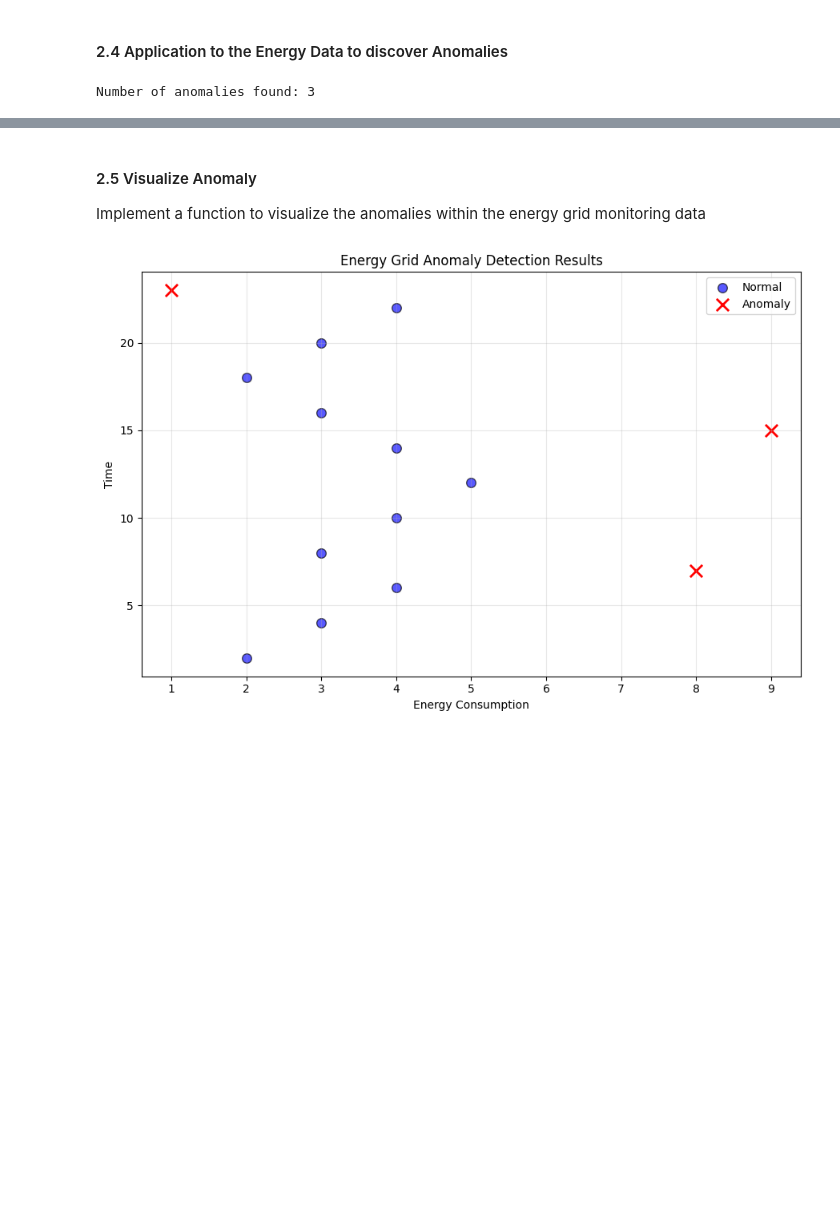
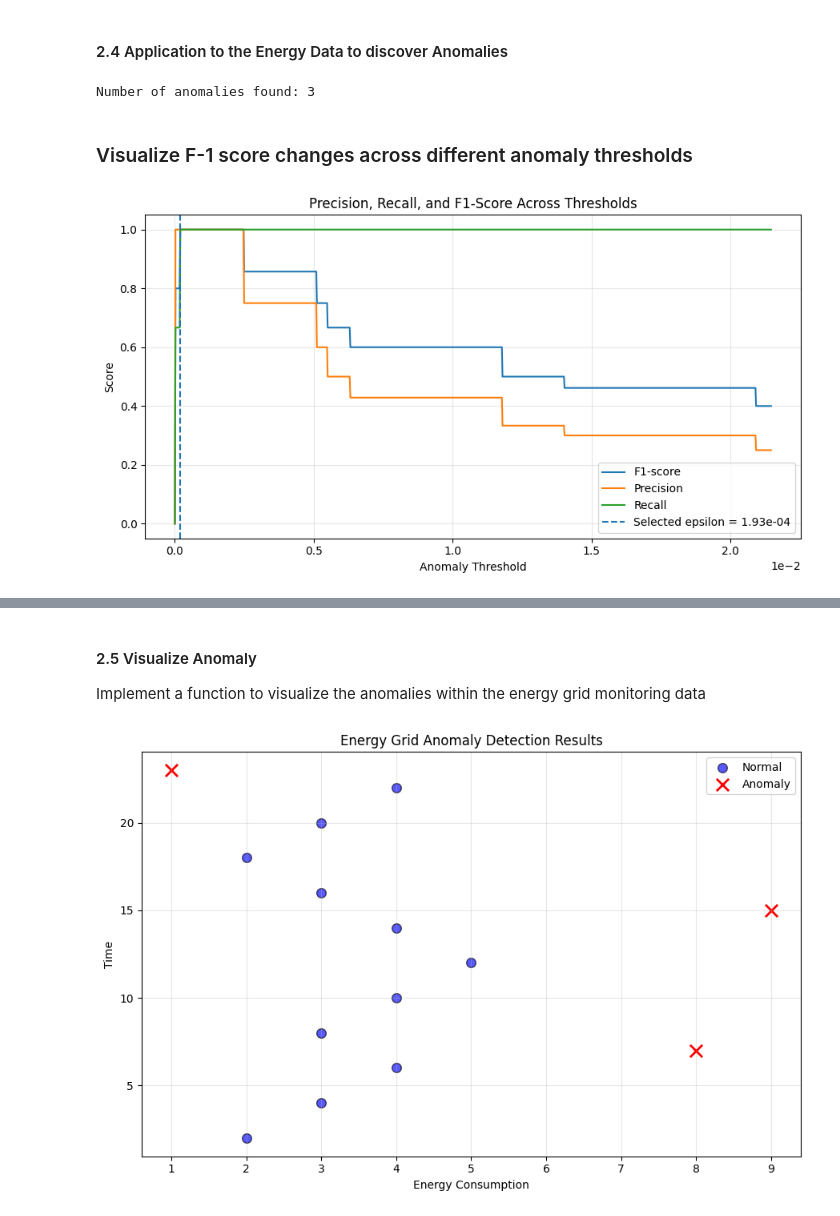
Before and after one commit to Eddy-bok/smart-city-anomaly-detection, a Jupyter notebook: notebooks/smart_city_anomaly_detection.ipynb, the cells around one changed output, grey strips where cells are left out. Cells and saved outputs as stored; diff of their text form; code cells hidden in the pictures; blank space fills up the shorter version.

```diff
--- a/notebooks/smart_city_anomaly_detection.ipynb
+++ b/notebooks/smart_city_anomaly_detection.ipynb
@@ -149,3 +319,49 @@ anomalies = p_val < epsilon
 print("Number of anomalies found:", np.sum(anomalies))
 # %% [output]
 Number of anomalies found: 3
+# %% [markdown]
+### Visualize F-1 score changes across different anomaly thresholds
+# %%
+# Visualize how F1-score changes across different anomaly thresholds
+
+thresholds = np.linspace(np.min(p_val), np.max(p_val), 1000)
+f1_scores = []
+precision_scores = []
+recall_scores = []
+
+for threshold in thresholds:
+    predictions = p_val < threshold
+
+    tp = np.sum((predictions == 1) & (y_val == 1))
+    fp = np.sum((predictions == 1) & (y_val == 0))
+    fn = np.sum((predictions == 0) & (y_val == 1))
+
+    precision = tp / (tp + fp) if (tp + fp) > 0 else 0
+    recall = tp / (tp + fn) if (tp + fn) > 0 else 0
+
+    if (precision + recall) > 0:
+        f1 = 2 * precision * recall / (precision + recall)
+    else:
+        f1 = 0
+
+    precision_scores.append(precision)
+    recall_scores.append(recall)
+    f1_scores.append(f1)
+
+plt.figure(figsize=(9, 5))
+plt.plot(thresholds, f1_scores, label="F1-score")
+plt.plot(thresholds, precision_scores, label="Precision")
+plt.plot(thresholds, recall_scores, label="Recall")
+plt.axvline(x=epsilon, linestyle="--", label=f"Selected epsilon = {epsilon:.2e}")
+
+plt.xlabel("Anomaly Threshold")
+plt.ylabel("Score")
+plt.title("Precision, Recall, and F1-Score Across Thresholds")
+plt.legend()
+plt.grid(True, alpha=0.3)
+plt.ticklabel_format(style="sci", axis="x", scilimits=(0, 0))
+plt.tight_layout()
+plt.savefig(image_dir / "energy_threshold_performance_curve.png", dpi=300, bbox_inches="tight")
+plt.show()
+# %% [output]
+[figure, added]
```
Also changed, not shown: parts of 18 cells of this notebook, 6 other files.
